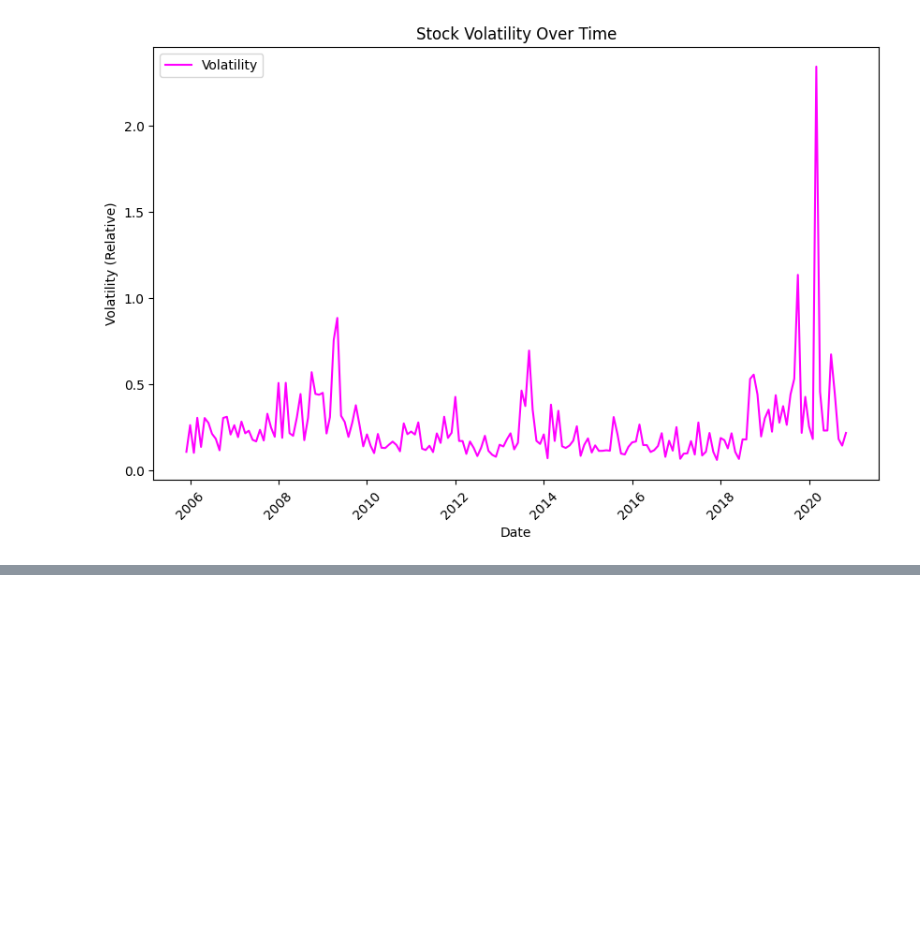
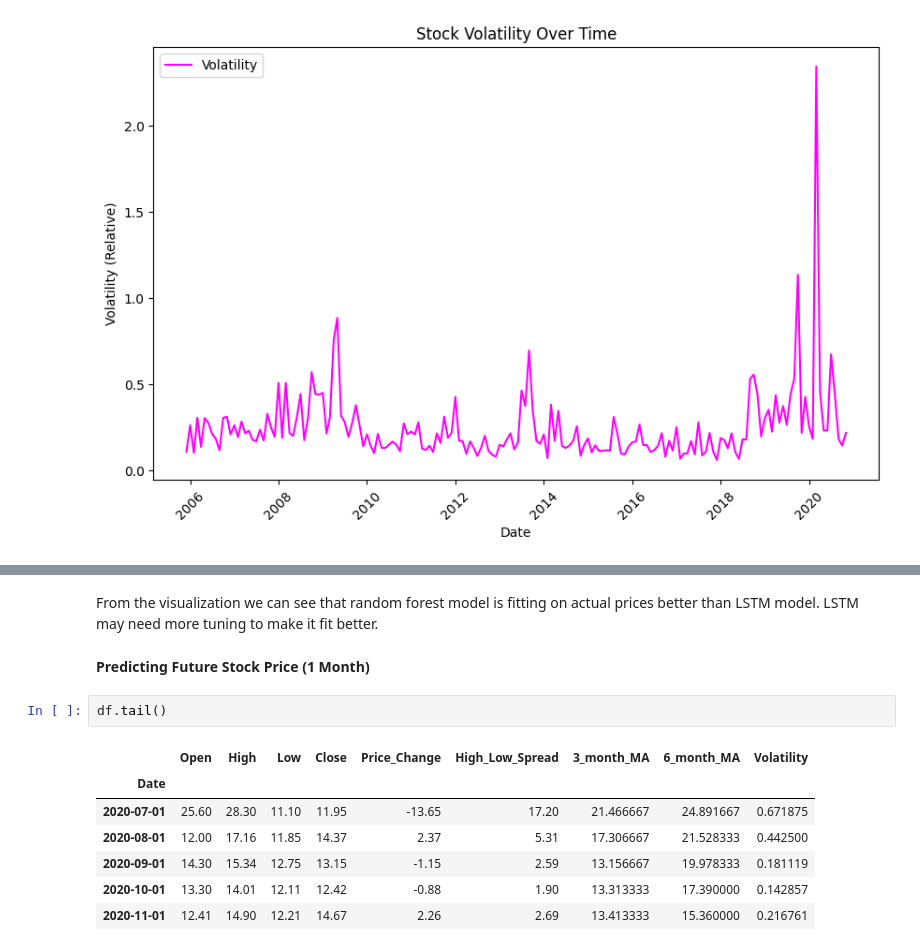
Before and after one commit to rohitmurari/super-duper-guide, a Jupyter notebook: Capstone_End_to_End_Machine_Learning.ipynb, the cells around one changed output, grey strips where cells are left out. Saved outputs shown, nothing was run; the diff lists cells and outputs as text; blank space fills up the shorter version.

```diff
--- a/Capstone_End_to_End_Machine_Learning.ipynb
+++ b/Capstone_End_to_End_Machine_Learning.ipynb
@@ -317,0 +491,14 @@ These graphs suggest that volatility has increased a lot around year 2020.
+# %% [markdown]
+From the visualization we can see that random forest model is fitting on actual prices better than LSTM model. LSTM may need more tuning to make it fit better.
+# %% [markdown]
+**Predicting Future Stock Price (1 Month)**
+# %%
+df.tail()
+# %% [output]
+|  | Open | High | Low | Close | Price_Change | High_Low_Spread | 3_month_MA | 6_month_MA | Volatility |
+| Date |  |  |  |  |  |  |  |  |  |
+| 2020-07-01 | 25.60 | 28.30 | 11.10 | 11.95 | -13.65 | 17.20 | 21.466667 | 24.891667 | 0.671875 |
+| 2020-08-01 | 12.00 | 17.16 | 11.85 | 14.37 | 2.37 | 5.31 | 17.306667 | 21.528333 | 0.442500 |
+| 2020-09-01 | 14.30 | 15.34 | 12.75 | 13.15 | -1.15 | 2.59 | 13.156667 | 19.978333 | 0.181119 |
+| 2020-10-01 | 13.30 | 14.01 | 12.11 | 12.42 | -0.88 | 1.90 | 13.313333 | 17.390000 | 0.142857 |
+| 2020-11-01 | 12.41 | 14.90 | 12.21 | 14.67 | 2.26 | 2.69 | 13.413333 | 15.360000 | 0.216761 |
```
Also changed, not shown: parts of 14 cells of this notebook.
